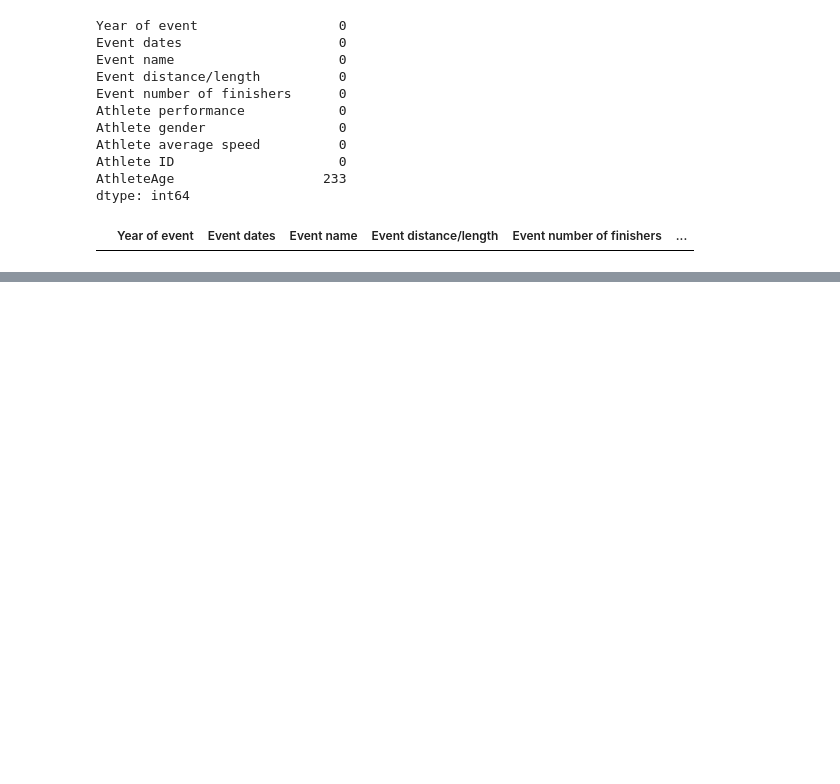
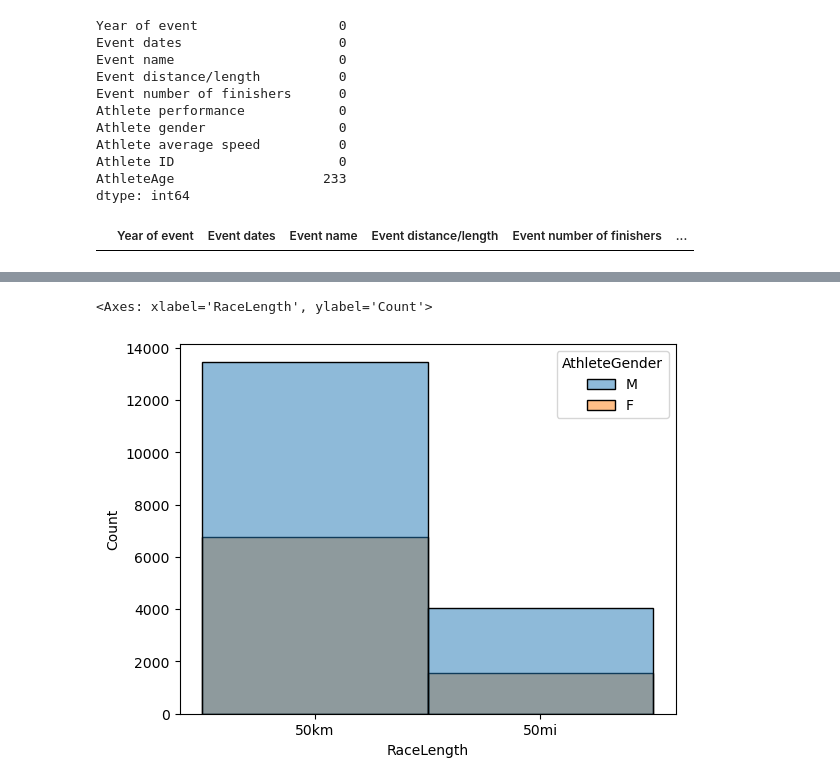
Before and after one commit to emixmh/python-projects, a Jupyter notebook: ultra-marathon/um.ipynb, the cells around one changed output, grey strips where cells are left out. Cells and saved outputs as stored; diff of their text form; code cells hidden in the pictures; blank space fills up the shorter version.

```diff
--- a/ultra-marathon/um.ipynb
+++ b/ultra-marathon/um.ipynb
@@ -85,0 +152,5 @@ wip.head(5)
+# %%
+sns.histplot(wip2, x = 'RaceLength', hue = 'AthleteGender')
+# %% [output]
+<Axes: xlabel='RaceLength', ylabel='Count'>
+[figure, added]
```
Also changed, not shown: parts of 34 cells of this notebook, 3 other files.
